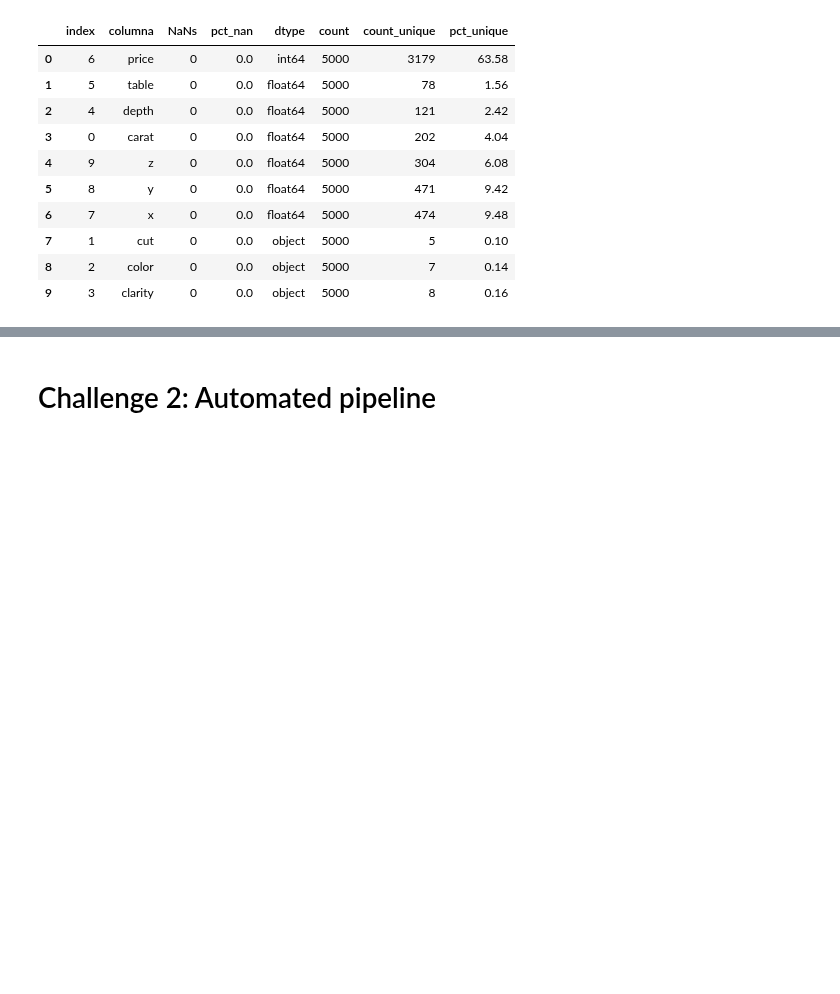
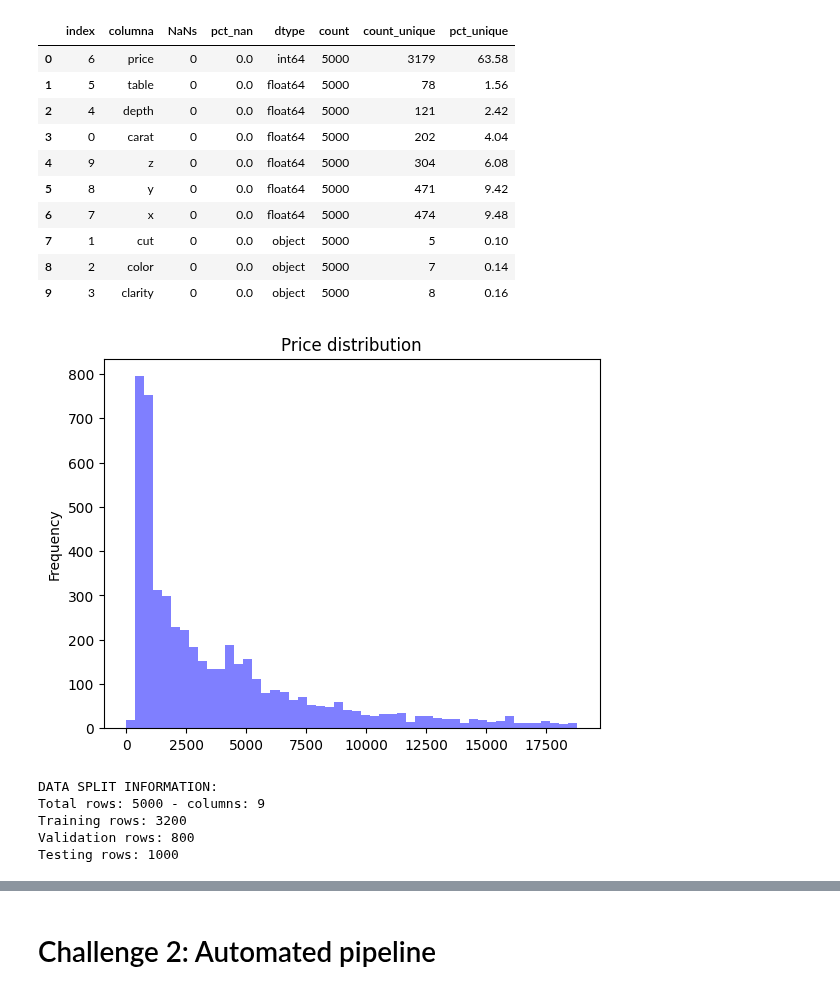
Before and after one commit to jackonedev/xtream-ai-assignment-engineer, a Jupyter notebook: assigment.ipynb, the cells around one changed output, grey strips where cells are left out. Cells and saved outputs as stored; diff of their text form; code cells hidden in the pictures; blank space fills up the shorter version.

```diff
--- a/assigment.ipynb
+++ b/assigment.ipynb
@@ -42,3 +34,29 @@ data_info(df, sorted=True)
 | 7 | 1 | cut | 0 | 0.0 | object | 5000 | 5 | 0.10 |
 | 8 | 2 | color | 0 | 0.0 | object | 5000 | 7 | 0.14 |
 | 9 | 3 | clarity | 0 | 0.0 | object | 5000 | 8 | 0.16 |
+# %%
+df.price.plot.hist(bins=50, alpha=0.5, color='b', title='Price distribution');
+# %% [output]
+[figure, added]
+# %%
+# DATA PREPROCESSING
+X = df.drop(columns=["price"])
+y = df[["price"]]
+
+# COLUMNS CATEGORIZATION
+numerical_features = X.select_dtypes(include='number').columns
+categories_count = (X.loc[:, (X.dtypes == "object").values]
+        .apply(lambda x: x.to_frame().drop_duplicates().value_counts(), axis=0)
+        .sum())
+
+binary_features = categories_count[categories_count == 2].index.to_list()
+categorical_features = categories_count[categories_count > 2].index.to_list()
+
+# SPLITTING DATA: Train | Validation | Test
+X_train, X_val, X_test, y_train, y_val, y_test = train_val_test_split(X, y, verbose=True)
+# %% [output]
+DATA SPLIT INFORMATION:
+Total rows: 5000 - columns: 9
+Training rows: 3200
+Validation rows: 800
+Testing rows: 1000
```
Also changed, not shown: parts of 7 cells of this notebook.
